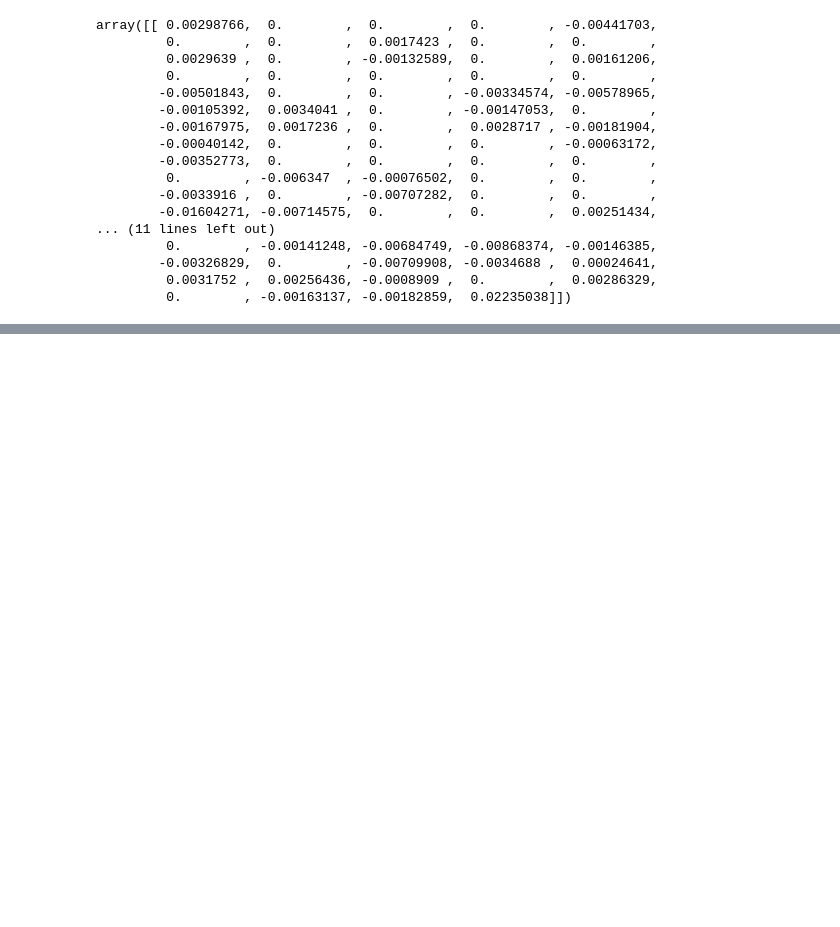
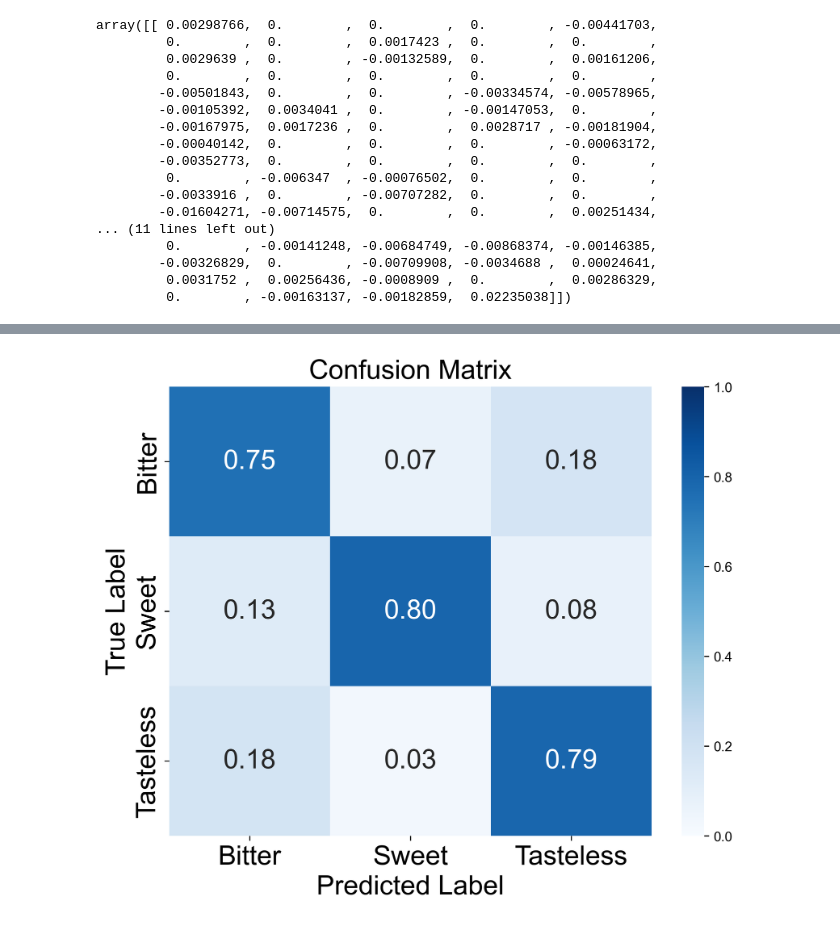
Before and after one commit to PeiqinShi/TasteMolNet, a Jupyter notebook: model/xgb/xgb_maccs_random_2.ipynb, the cells around one changed output, grey strips where cells are left out. Cells and saved outputs as stored; diff of their text form; code cells hidden in the pictures; blank space fills up the shorter version.

```diff
--- a/model/xgb/xgb_maccs_random_2.ipynb
+++ b/model/xgb/xgb_maccs_random_2.ipynb
@@ -355,0 +461,35 @@ Exception: The waterfall_plot can currently only plot a single explanation but a
+# %%
+import numpy as np
+import matplotlib.pyplot as plt
+import seaborn as sns
+
+plt.rcParams['font.family'] = 'Arial'
+plt.rcParams['font.sans-serif'] = ['Arial']
+
+cm = np.array([[540, 52, 128],
+               [53, 330, 32],
+               [266, 43, 1162]])
+
+class_names = ['Bitter', 'Sweet', 'Tasteless']
+
+# 按行归一化（每行和为1）
+cm_normalized = cm.astype('float') / cm.sum(axis=1)[:, np.newaxis]
+
+plt.figure(figsize=(8, 6))
+sns.heatmap(cm_normalized,
+           annot=True,
+           fmt='.2f',  # 显示两位小数
+           cmap='Blues',
+           xticklabels=class_names,
+           yticklabels=class_names,
+           vmin=0, vmax=1,
+           annot_kws={"size": 20})  # 设置颜色范围
+
+plt.title('Confusion Matrix', fontsize=20)
+plt.xlabel('Predicted Label', fontsize=20)
+plt.ylabel('True Label', fontsize=20)
+plt.xticks(fontsize=20)
+plt.yticks(fontsize=20)
+plt.show()
+# %% [output]
+[figure, added]
```
Also changed, not shown: parts of 8 cells of this notebook, 10 other files.
